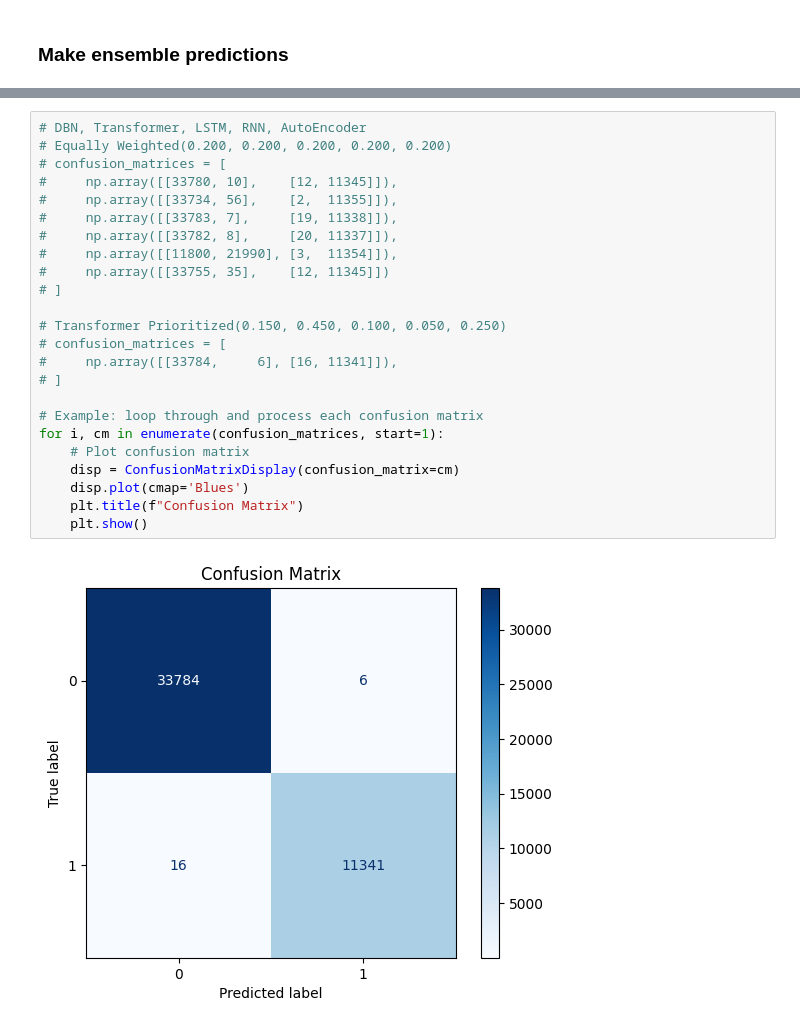
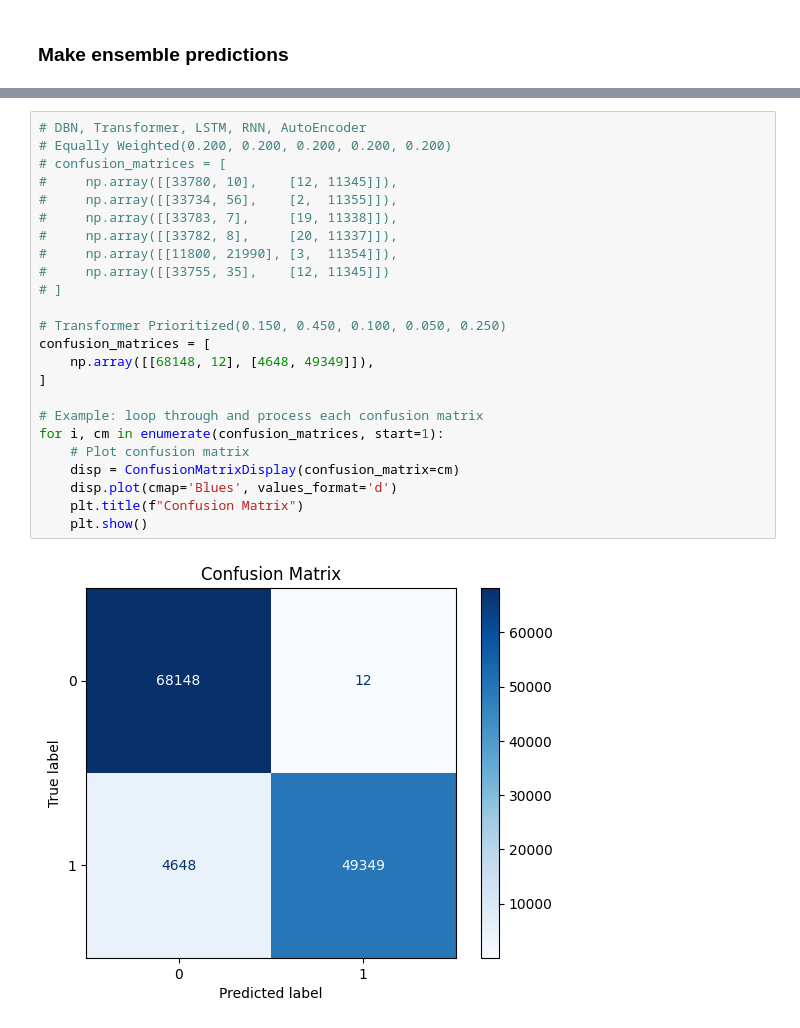
Before and after one commit to abdullateefakorede/ddos-detection-and-mitigation-project, a Jupyter notebook: main.ipynb, the cells around one changed output, grey strips where cells are left out. Cells and saved outputs as stored; diff of their text form.

```diff
--- a/main.ipynb
+++ b/main.ipynb
@@ -5691,26 +5588,26 @@ Processing Mitigation for: result01
 # %%
 # DBN, Transformer, LSTM, RNN, AutoEncoder
 # Equally Weighted(0.200, 0.200, 0.200, 0.200, 0.200)
 # confusion_matrices = [
 #     np.array([[33780, 10],    [12, 11345]]),
 #     np.array([[33734, 56],    [2,  11355]]),
 #     np.array([[33783, 7],     [19, 11338]]),
 #     np.array([[33782, 8],     [20, 11337]]),
 #     np.array([[11800, 21990], [3,  11354]]),
 #     np.array([[33755, 35],    [12, 11345]])
 # ]
 
 # Transformer Prioritized(0.150, 0.450, 0.100, 0.050, 0.250)
-# confusion_matrices = [
-#     np.array([[33784,     6], [16, 11341]]),
-# ]
+confusion_matrices = [
+    np.array([[68148, 12], [4648, 49349]]),
+]
 
 # Example: loop through and process each confusion matrix
 for i, cm in enumerate(confusion_matrices, start=1):
     # Plot confusion matrix
     disp = ConfusionMatrixDisplay(confusion_matrix=cm)
-    disp.plot(cmap='Blues')
+    disp.plot(cmap='Blues', values_format='d')
     plt.title(f"Confusion Matrix")
     plt.show()
 # %% [output]
-[figure, old version]
+[figure, new version]
```
Also changed, not shown: parts of 42 cells of this notebook, 1 other file.
